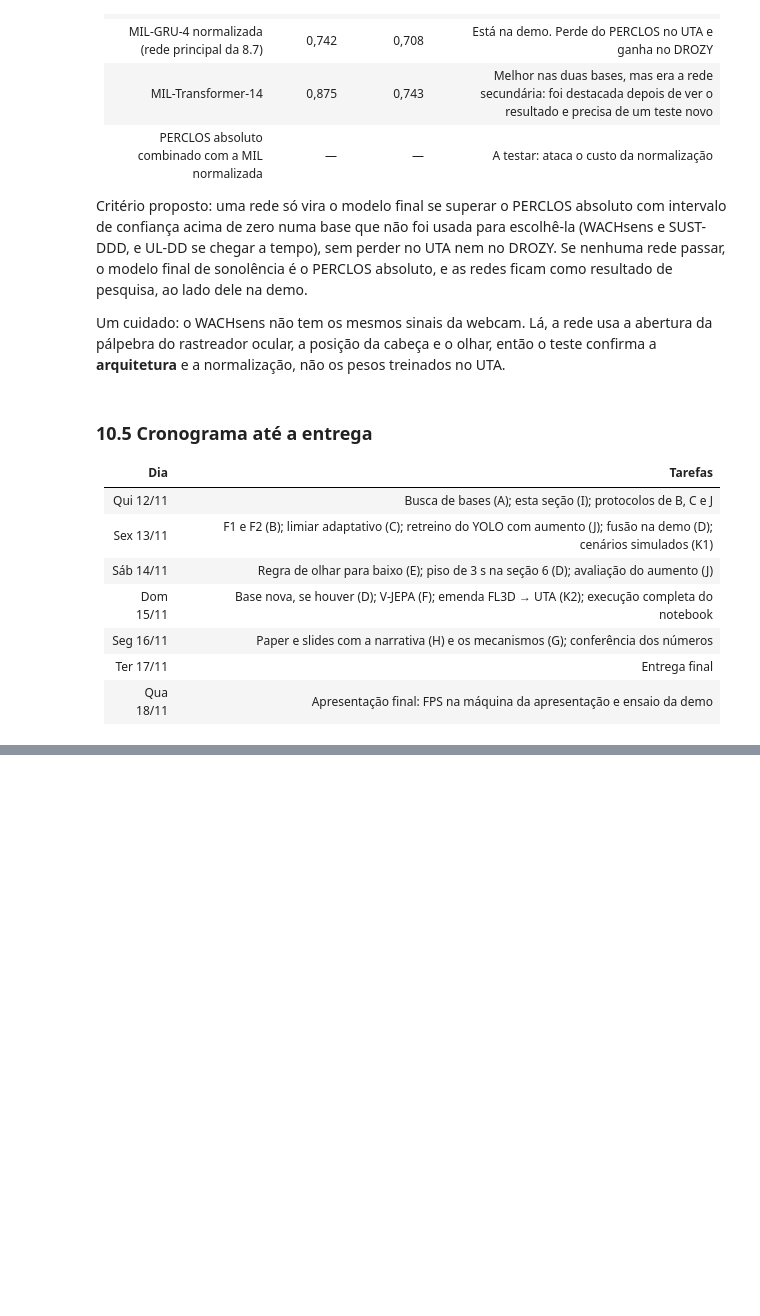
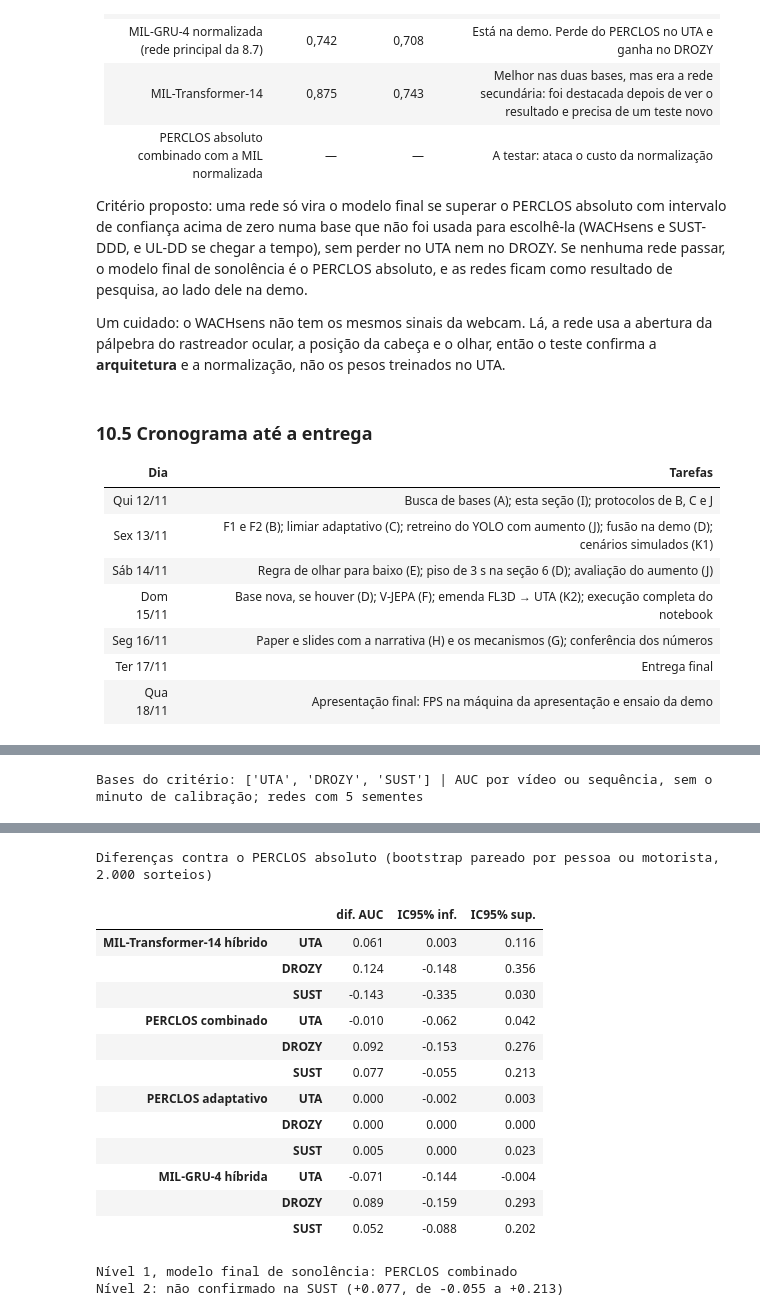
Before and after one commit to rcapozzielli/entrega_final_InsperAI_Wakely, a Jupyter notebook: wakely.ipynb, the cells around one changed output, grey strips where cells are left out. Cells and saved outputs as stored; diff of their text form; code cells hidden in the pictures; blank space fills up the shorter version.

```diff
--- a/wakely.ipynb
+++ b/wakely.ipynb
@@ -4456,0 +4657,62 @@ Um cuidado: o WACHsens não tem os mesmos sinais da webcam. Lá, a rede usa a ab
+# %%
+# Critério (docs/protocolo_sonolencia_final.md): nível 1, escolha pela AUC média com a trava; nível 2, IC na SUST
+REF_12 = "PERCLOS absoluto"
+DESAFIANTES_12 = ["MIL-Transformer-14 híbrido", "PERCLOS combinado", "PERCLOS adaptativo"]
+BASES_CRIT = ["UTA", "DROZY"] + (["SUST"] if SUST_OK else [])
+auc_lista = lambda y, idx, lista: np.mean([roc_auc_score(y[idx], p[idx]) for p in lista])
+
+
+def dif_media_estratificada(nome, n=2000):
+    # IC95% da diferença média (candidato - referência): sorteio de pessoas ou motoristas dentro de cada base
+    rng = np.random.default_rng(SEMENTE)
+    difs = []
+    for _ in range(n):
+        ds = []
+        for b in BASES_CRIT:
+            B = BASES_12[b]
+            grupos = np.unique(B["g"])
+            idx = np.concatenate([np.flatnonzero(B["g"] == q) for q in rng.choice(grupos, len(grupos))])
+            if len(np.unique(B["y"][idx])) < 2:
+                break
+            ds.append(auc_lista(B["y"], idx, cand_12[b][nome]) - auc_lista(B["y"], idx, cand_12[b][REF_12]))
+        else:
+            difs.append(np.mean(ds))
+    return np.percentile(difs, [2.5, 97.5])
+
+
+tab_12, comp_12 = {}, {}
+for nome in [REF_12] + DESAFIANTES_12 + ["MIL-GRU-4 híbrida"]:
+    linha = {}
+    for b in BASES_CRIT:
+        B = BASES_12[b]
+        linha[f"AUC {b}"] = auc_ic(B["y"], cand_12[b][nome], B["g"])[0]
+        if nome != REF_12:
+            d, inf, sup = dif_auc_v(B["y"], B["g"], cand_12[b][nome], cand_12[b][REF_12])
+            comp_12[nome, b] = {"dif. AUC": d, "IC95% inf.": inf, "IC95% sup.": sup}
+    linha["AUC média"] = np.mean([linha[f"AUC {b}"] for b in BASES_CRIT])
+    if nome != REF_12:
+        linha["dif. média"] = linha["AUC média"] - tab_12[REF_12]["AUC média"]
+        linha["dif. média IC inf."], linha["dif. média IC sup."] = dif_media_estratificada(nome)
+        linha["passa na trava"] = all(comp_12[nome, b]["IC95% sup."] >= 0 for b in BASES_CRIT)
+    tab_12[nome] = linha
+print(f"Bases do critério: {BASES_CRIT} | AUC por vídeo ou sequência, sem o minuto de calibração; redes com 5 sementes")
+display(pd.DataFrame(tab_12).T)
+print("Diferenças contra o PERCLOS absoluto (bootstrap pareado por pessoa ou motorista, 2.000 sorteios)")
+display(pd.DataFrame(comp_12).T.round(3))
+
+# nível 1: maior AUC média entre a referência e os desafiantes que passam na trava (empate exato fica a referência)
+elegiveis = [REF_12] + [n for n in DESAFIANTES_12 if tab_12[n]["passa na trava"]]
+ESCOLHIDO_12 = max(elegiveis, key=lambda n: (tab_12[n]["AUC média"], n == REF_12))
+print(f"Nível 1, modelo final de sonolência: {ESCOLHIDO_12}")
+# nível 2: afirmação de superioridade só com IC acima de zero na SUST
+if ESCOLHIDO_12 == REF_12:
+    print("Nível 2: nenhum candidato superou o PERCLOS absoluto na média das bases.")
+elif not SUST_OK:
+    print("Nível 2: a SUST não passou na checagem de qualidade, então a superioridade não pode ser afirmada.")
+else:
+    ok = comp_12[ESCOLHIDO_12, "SUST"]["IC95% inf."] > 0
+    print(f"Nível 2: {'confirmado' if ok else 'não confirmado'} na SUST "
+          f"({comp_12[ESCOLHIDO_12, 'SUST']['dif. AUC']:+.3f}, de {comp_12[ESCOLHIDO_12, 'SUST']['IC95% inf.']:+.3f} "
+          f"a {comp_12[ESCOLHIDO_12, 'SUST']['IC95% sup.']:+.3f})")
+# %% [output]
+Bases do critério: ['UTA', 'DROZY', 'SUST'] | AUC por vídeo ou sequência, sem o minuto de calibração; redes com 5 sementes
@@ -4456,0 +4725,16 @@ Um cuidado: o WACHsens não tem os mesmos sinais da webcam. Lá, a rede usa a ab
+Diferenças contra o PERCLOS absoluto (bootstrap pareado por pessoa ou motorista, 2.000 sorteios)
+|  |  | dif. AUC | IC95% inf. | IC95% sup. |
+| MIL-Transformer-14 híbrido | UTA | 0.061 | 0.003 | 0.116 |
+|  | DROZY | 0.124 | -0.148 | 0.356 |
+|  | SUST | -0.143 | -0.335 | 0.030 |
+| PERCLOS combinado | UTA | -0.010 | -0.062 | 0.042 |
+|  | DROZY | 0.092 | -0.153 | 0.276 |
+|  | SUST | 0.077 | -0.055 | 0.213 |
+| PERCLOS adaptativo | UTA | 0.000 | -0.002 | 0.003 |
+|  | DROZY | 0.000 | 0.000 | 0.000 |
+|  | SUST | 0.005 | 0.000 | 0.023 |
+| MIL-GRU-4 híbrida | UTA | -0.071 | -0.144 | -0.004 |
+|  | DROZY | 0.089 | -0.159 | 0.293 |
+|  | SUST | 0.052 | -0.088 | 0.202 |
+Nível 1, modelo final de sonolência: PERCLOS combinado
+Nível 2: não confirmado na SUST (+0.077, de -0.055 a +0.213)
```
Also changed, not shown: parts of 7 cells of this notebook, 2 other files.
